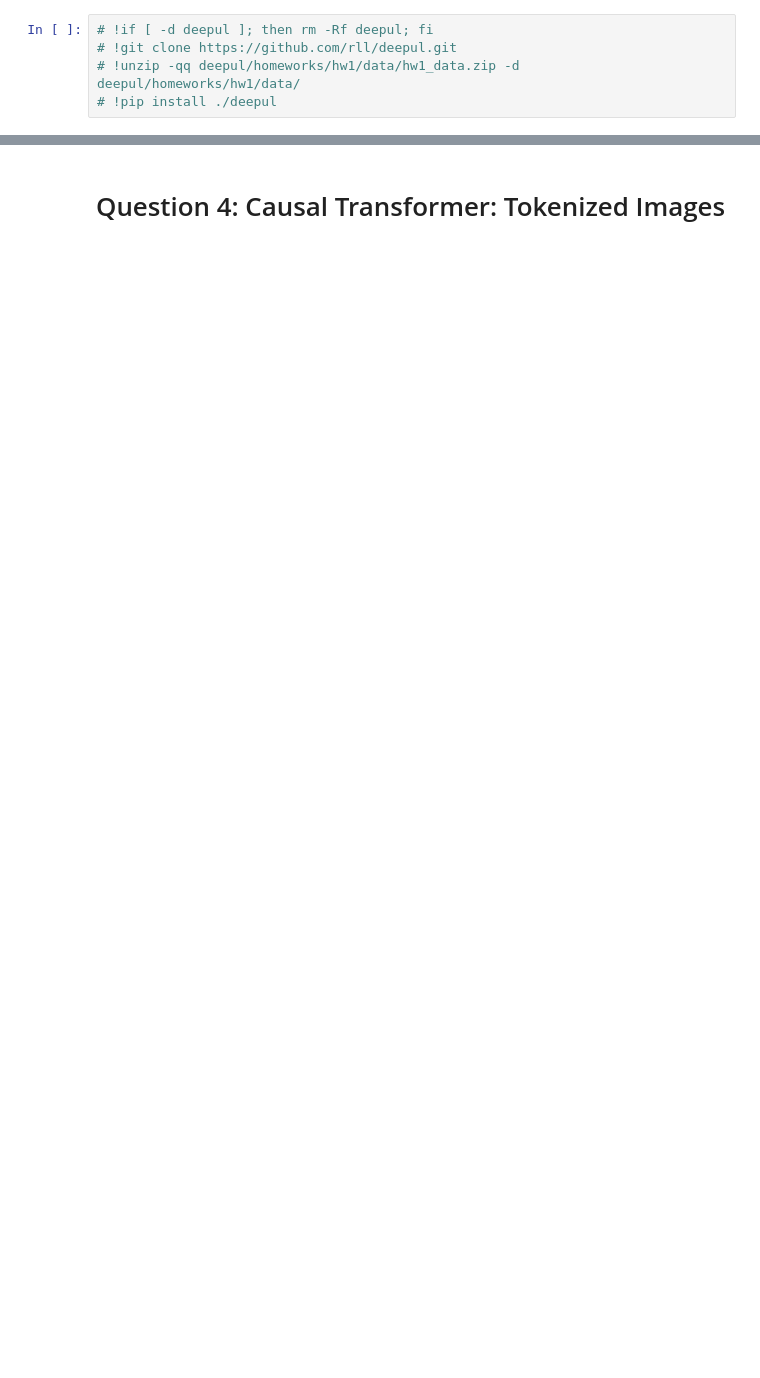
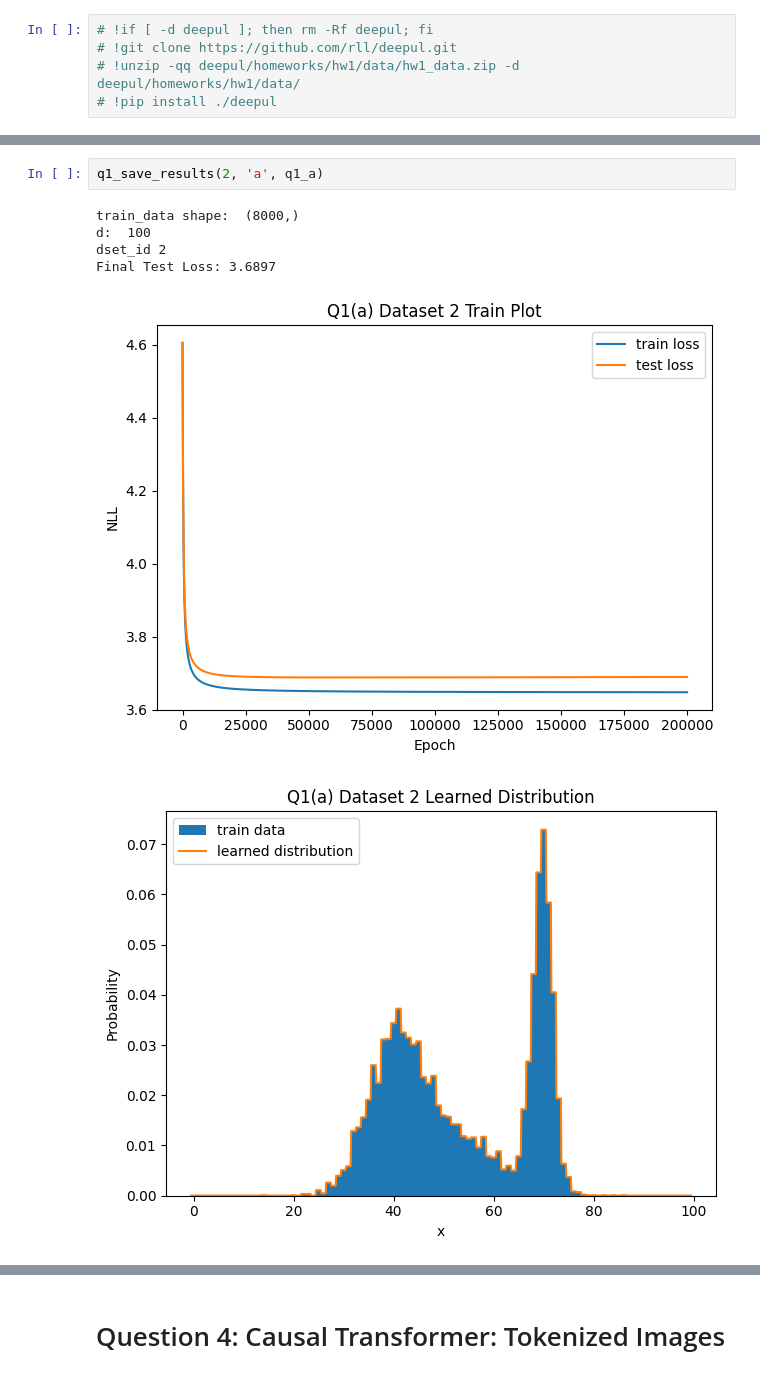
Before and after one commit to Nghiauet/deepul, a Jupyter notebook: homeworks/hw1/hw1.ipynb, the cells around one changed output, grey strips where cells are left out. Saved outputs shown, nothing was run; the diff lists cells and outputs as text; blank space fills up the shorter version.

```diff
--- a/homeworks/hw1/hw1.ipynb
+++ b/homeworks/hw1/hw1.ipynb
@@ -43,0 +153,9 @@ import torch.nn.functional as F
+# %%
+q1_save_results(2, 'a', q1_a)
+# %% [output]
+train_data shape:  (8000,)
+d:  100
+dset_id 2
+Final Test Loss: 3.6897
+[figure, added]
+[figure, added]
```
Also changed, not shown: parts of 85 cells of this notebook, 19 other files.
